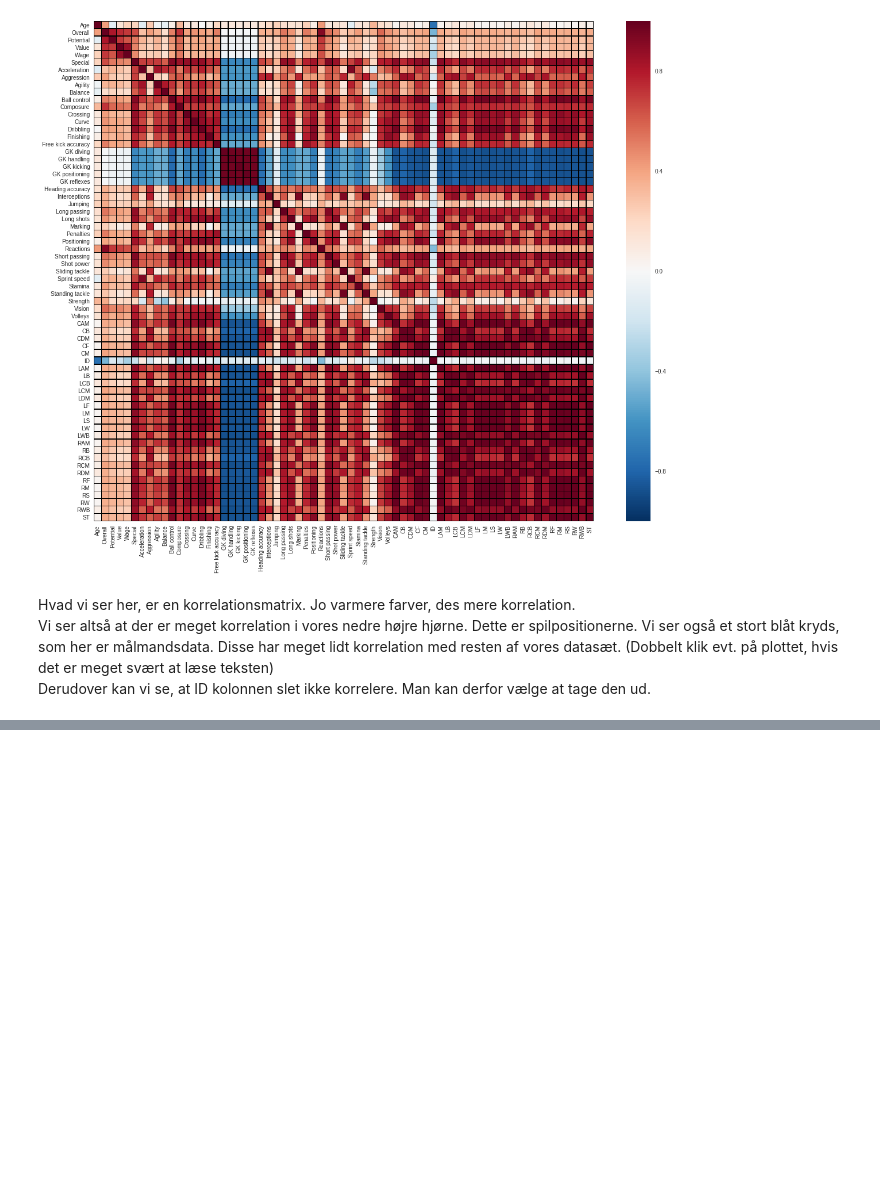
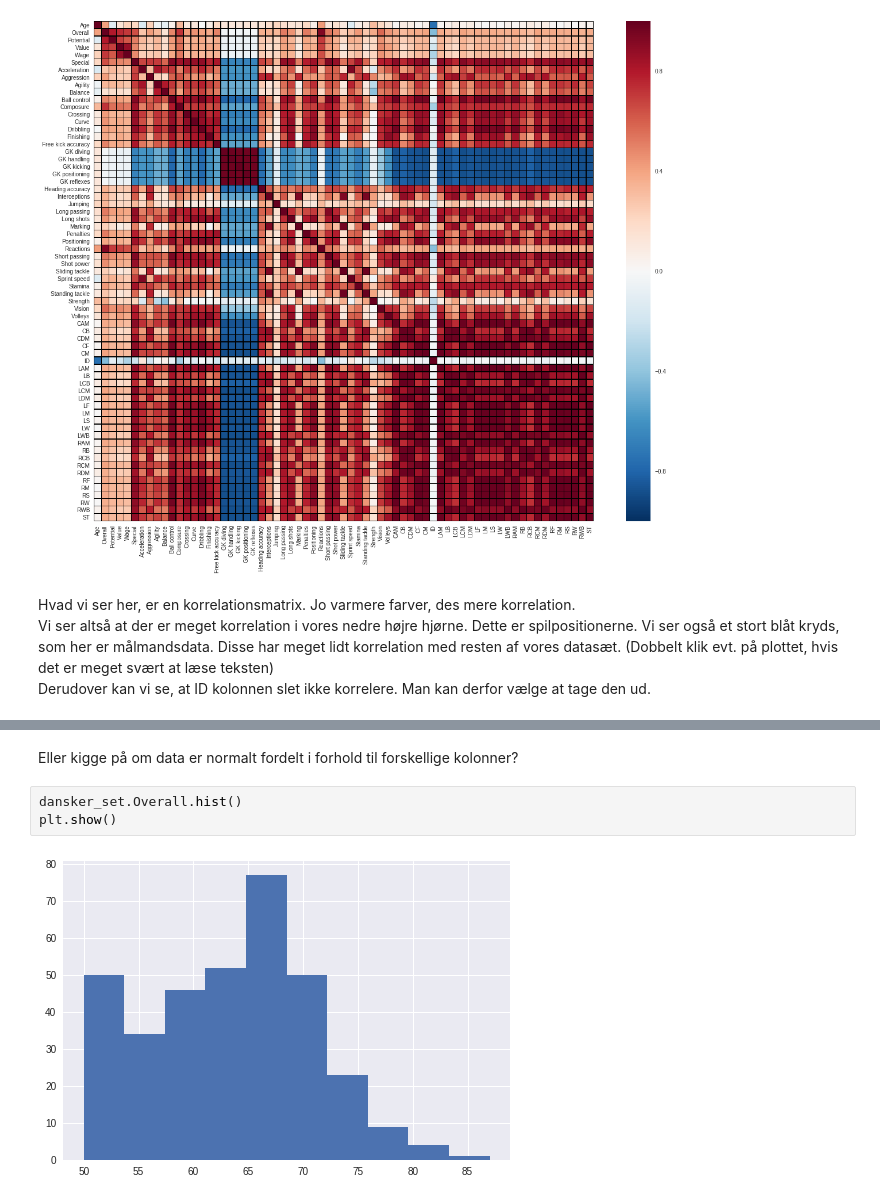
Before and after one commit to mssalvador/Fifa2018, a Jupyter notebook: New Supervised.ipynb, the cells around one changed output, grey strips where cells are left out. Drawn from its saved outputs; the diff is of its cells as text; blank space fills up the shorter version.

```diff
--- a/New Supervised.ipynb
+++ b/New Supervised.ipynb
@@ -392,0 +356,7 @@ dansk_df
+# %% [markdown]
+Eller kigge på om data er normalt fordelt i forhold til forskellige kolonner?
+# %%
+dansker_set.Overall.hist()
+plt.show()
+# %% [output]
+[figure, added]
```
Also changed, not shown: parts of 87 cells of this notebook, 1 other file.
